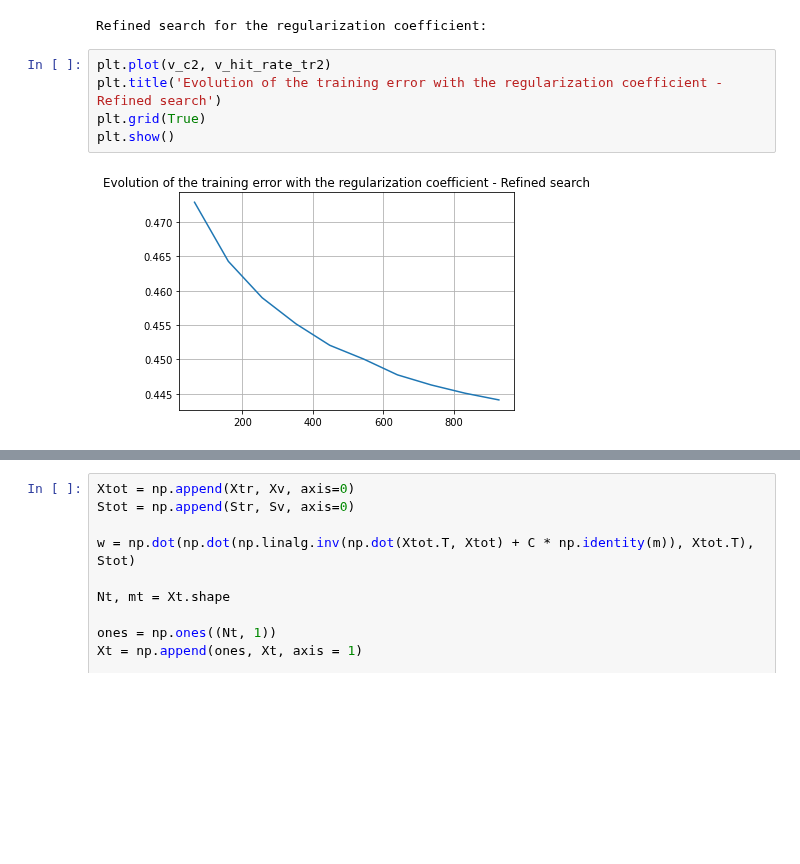
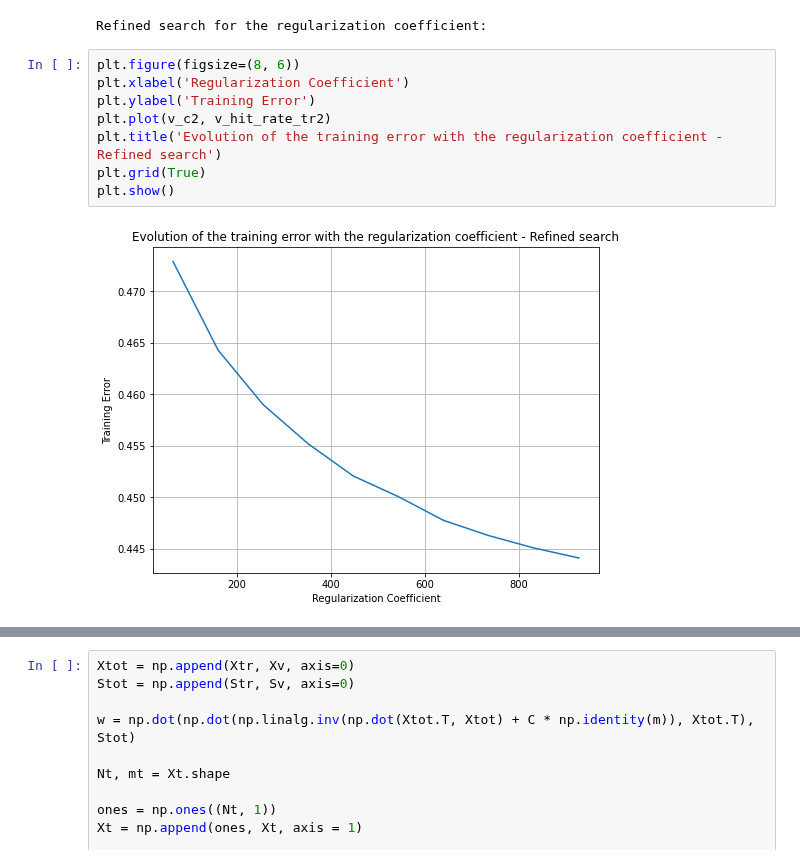
Before and after one commit to SamuelBFG/DL-studies, a Jupyter notebook: IA353/EF1p1_CIFAR10.ipynb, the cells around one changed output, grey strips where cells are left out. Cells and saved outputs as stored; diff of their text form; blank space fills up the shorter version.

```diff
--- a/IA353/EF1p1_CIFAR10.ipynb
+++ b/IA353/EF1p1_CIFAR10.ipynb
@@ -177,10 +191,13 @@ for p in np.arange(c_min/4, 4*c_min, step, dtype=float):
 # %% [output]
 Refined search for the regularization coefficient:
 # %%
+plt.figure(figsize=(8, 6))
+plt.xlabel('Regularization Coefficient')
+plt.ylabel('Training Error')
 plt.plot(v_c2, v_hit_rate_tr2)
 plt.title('Evolution of the training error with the regularization coefficient - Refined search')
 plt.grid(True)
 plt.show()
 # %% [output]
-[figure, old version]
+[figure, new version]
 # %%
```
Also changed, not shown: parts of 10 cells of this notebook.
